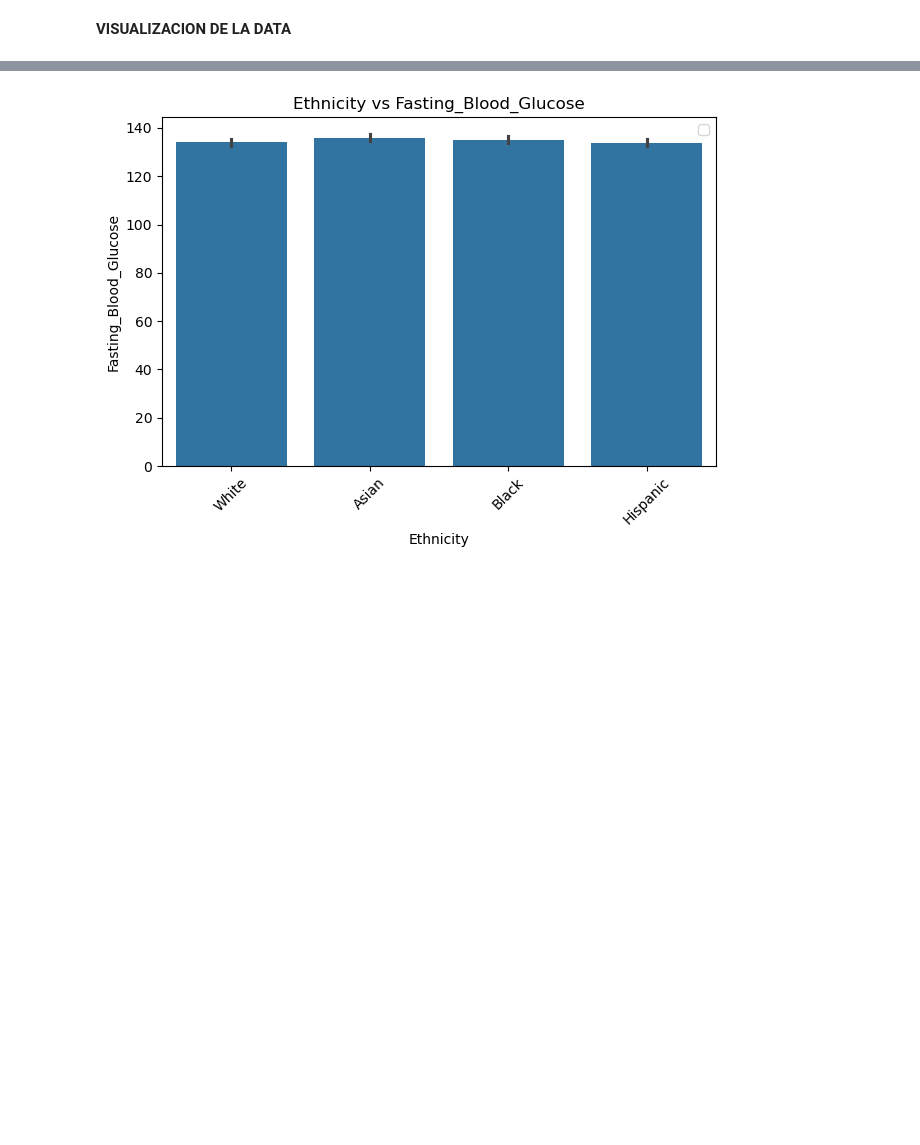
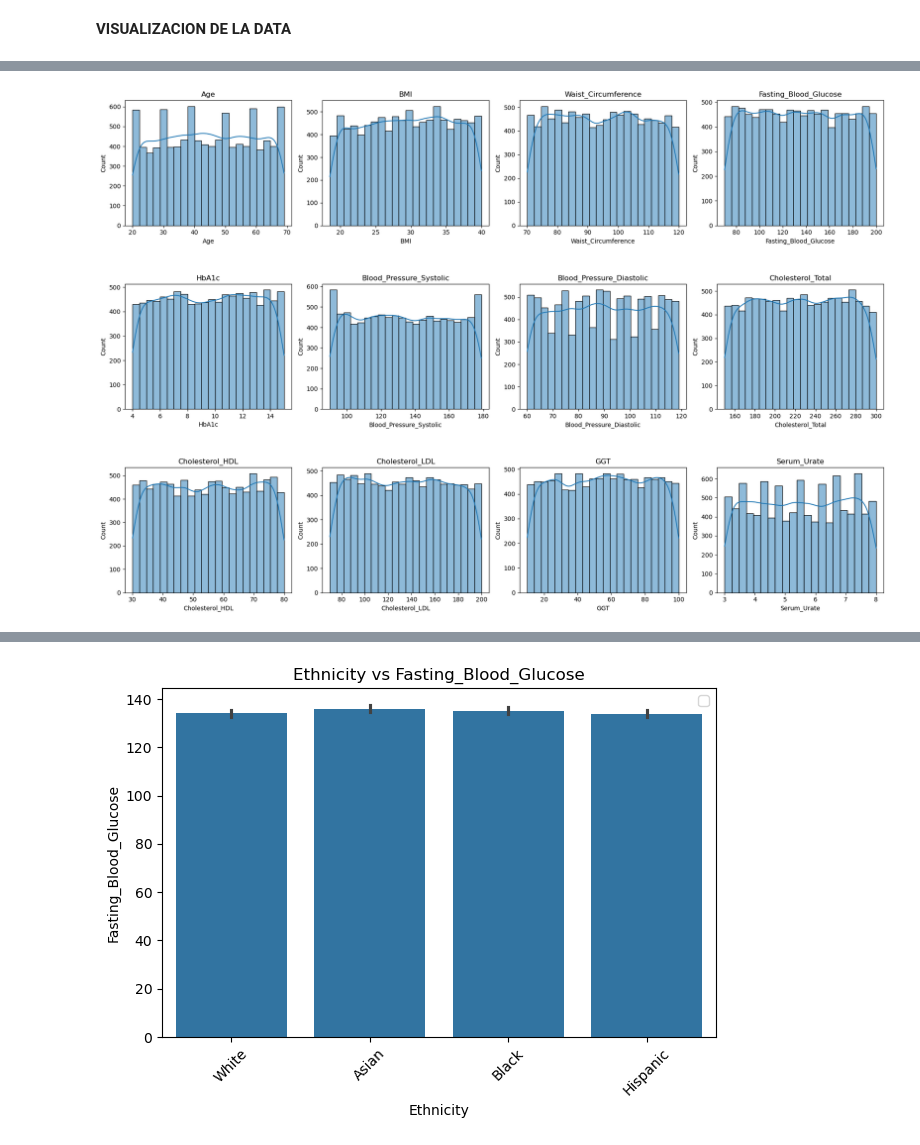
Before and after one commit to tigreraph/Data_Warning_Sugar, a Jupyter notebook: warning_sugar.ipynb, the cells around one changed output, grey strips where cells are left out. Saved outputs shown, nothing was run; the diff lists cells and outputs as text; code cells hidden in the pictures; blank space fills up the shorter version.

```diff
--- a/warning_sugar.ipynb
+++ b/warning_sugar.ipynb
@@ -271,3 +300,20 @@ for col in categorical_cols:
+# %%
+#graficos de histograma
+fig, ax = plt.subplots(ncols=4, nrows=3, figsize=(18,12))
+ax = ax.flatten()
+index = 0
+
+for col, value in data.select_dtypes(include=['int64', 'float64']).items():
+    if col != 'type':
+        if index >= len(ax):
+            break
+        sns.histplot(value, ax=ax[index], kde=True)
+        ax[index].set_title(col)
+        index += 1
+
+plt.tight_layout(pad=0.5, w_pad=0.7, h_pad=5.0)
+# %% [output]
+[figure, added]
 # %%
 # Calcular la matriz de correlación
 corr_matrix = data[numeric_cols].corr()
```
Also changed, not shown: parts of 38 cells of this notebook, 35 other files.
